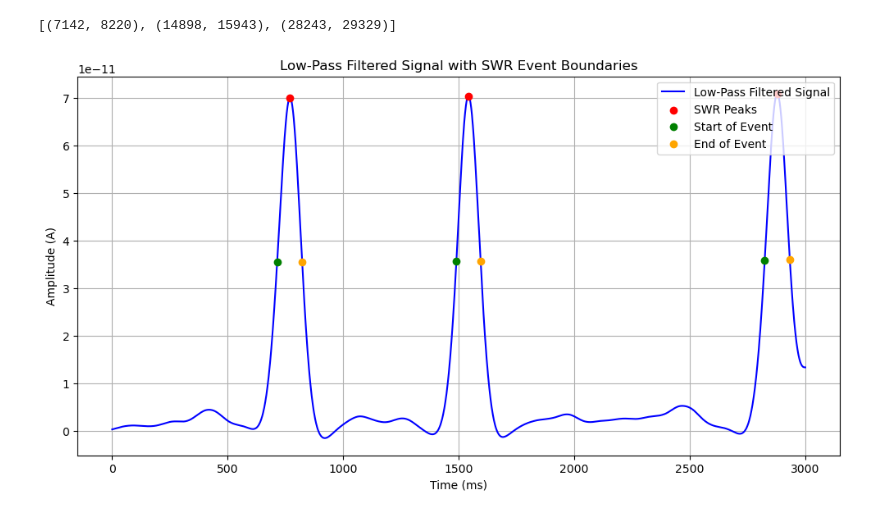
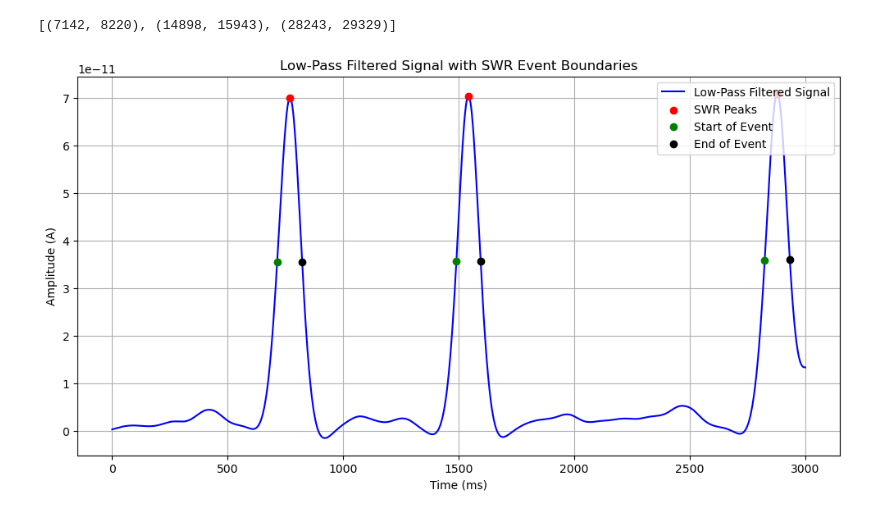
Before and after one commit to SHK-89/MNS_FinalProject, a Jupyter notebook: SWR_project.ipynb, the cells around one changed output. Saved outputs shown, nothing was run; the diff lists cells and outputs as text; code cells hidden in the pictures.

```diff
--- a/SWR_project.ipynb
+++ b/SWR_project.ipynb
@@ -647,23 +647,23 @@ print(event_boundaries)
 # %%
 # Plot the low-pass filtered signal with start and end points
 plt.figure(figsize=(12, 6))
 plt.plot(current_monitor.t / ms, low_pass / amp, label='Low-Pass Filtered Signal', color='blue')
 
 # Plot peaks, starts, and ends
 plt.scatter(current_monitor.t[swr_peaks] / ms, low_pass[swr_peaks] / amp, color='red', label='SWR Peaks', zorder=3)
 plt.scatter([current_monitor.t[start] / ms for start, end in event_boundaries],
             [low_pass[start] / amp for start, end in event_boundaries],
             color='green', label='Start of Event', zorder=3)
 plt.scatter([current_monitor.t[end] / ms for start, end in event_boundaries],
             [low_pass[end] / amp for start, end in event_boundaries],
-            color='orange', label='End of Event', zorder=3)
+            color='black', label='End of Event', zorder=3)
 
 # Add labels, legend, and title
 plt.xlabel('Time (ms)')
 plt.ylabel('Amplitude (A)')
 plt.title('Low-Pass Filtered Signal with SWR Event Boundaries')
 plt.legend(loc='upper right')
 plt.grid(True)
 plt.show()
 # %% [output]
-[figure, old version]
+[figure, new version]
```
